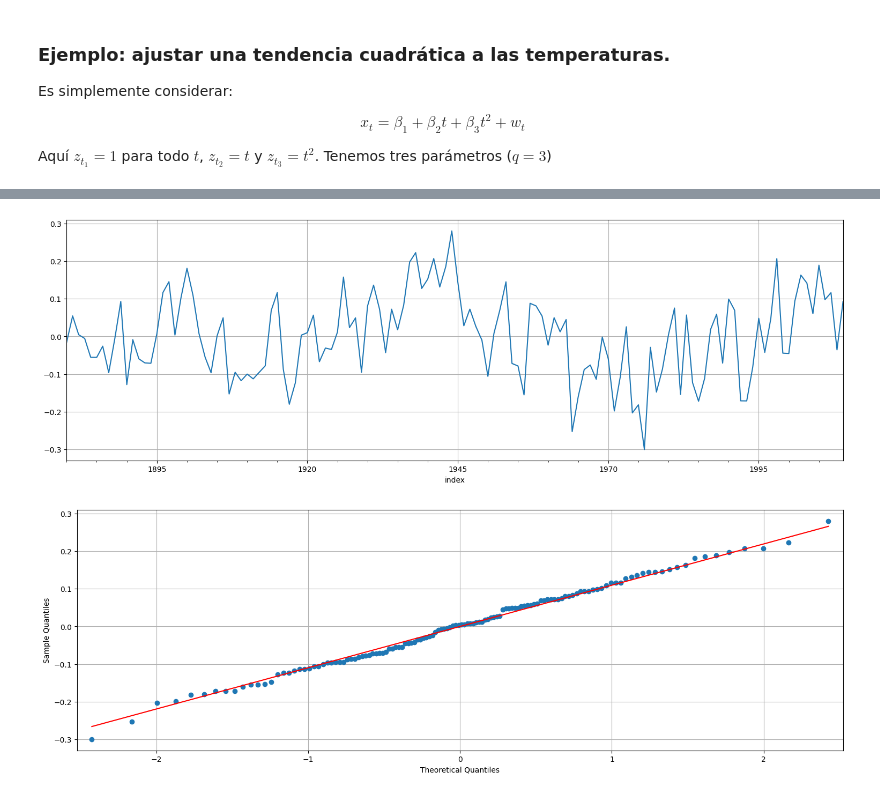
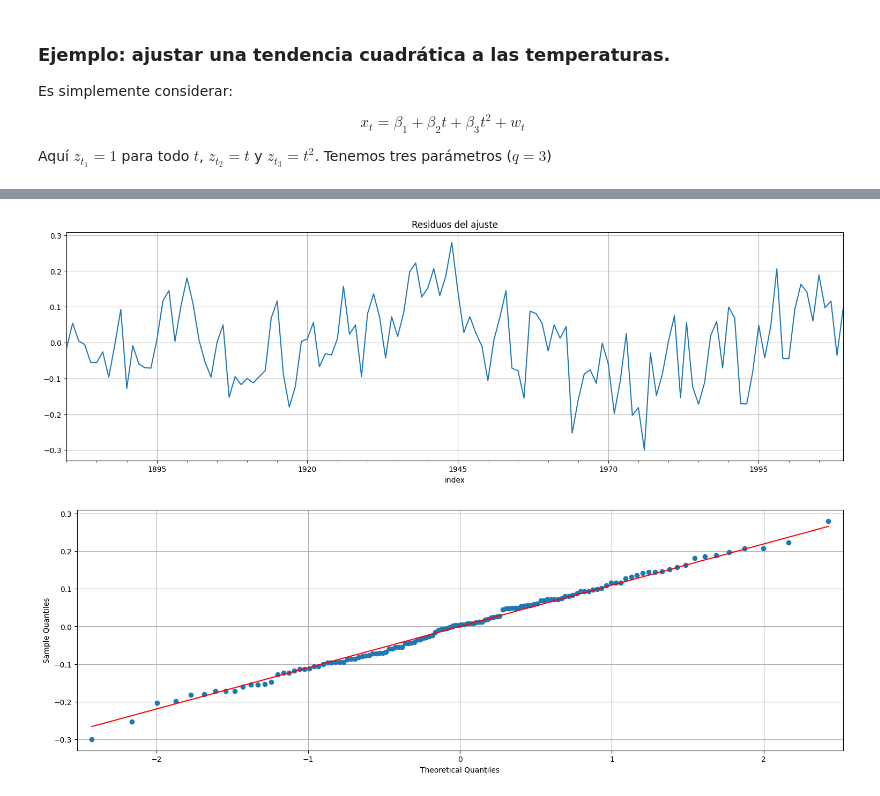
Before and after one commit to aferragu/curso_series_temporales, a Jupyter notebook: 2- Analisis exploratorio/Analisis Exploratorio de Series Temporales - Parte 1.ipynb, the cells around one changed output, grey strips where cells are left out. Drawn from its saved outputs; the diff is of its cells as text; code cells hidden in the pictures.

```diff
--- a/2- Analisis exploratorio/Analisis Exploratorio de Series Temporales - Parte 1.ipynb
+++ b/2- Analisis exploratorio/Analisis Exploratorio de Series Temporales - Parte 1.ipynb
@@ -321,8 +331,9 @@ strong multicollinearity or other numerical problems.
 # %%
 res2 = fit2.resid
 res2.plot();
+plt.title("Residuos del ajuste");
 # %% [output]
-[figure, old version]
+[figure, new version]
 # %%
 ## QQ-plot es una verificación de gaussianidad.
 sm.qqplot(res2, line="s");
```
Also changed, not shown: parts of 7 cells of this notebook, 2 other files.
